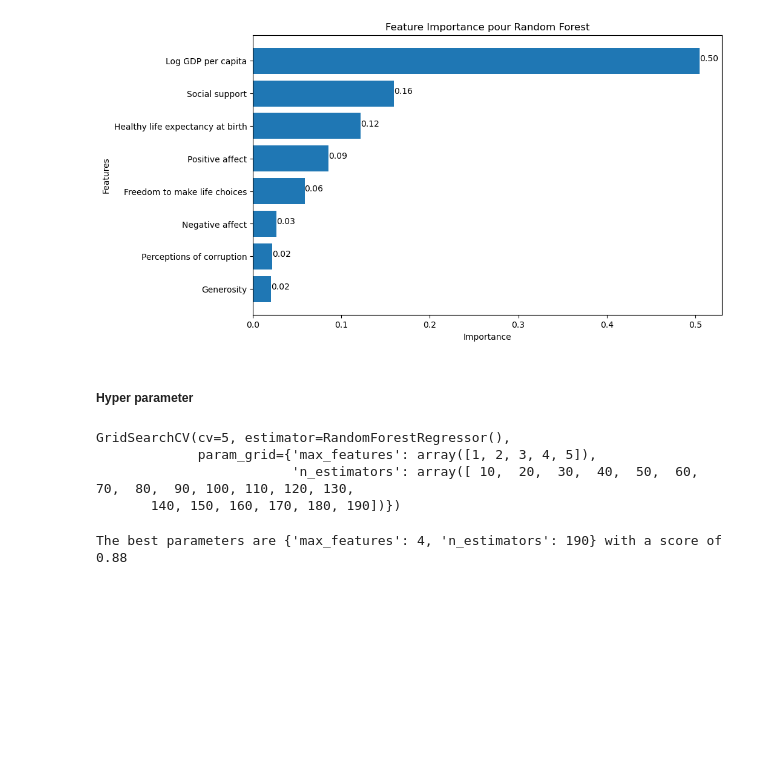
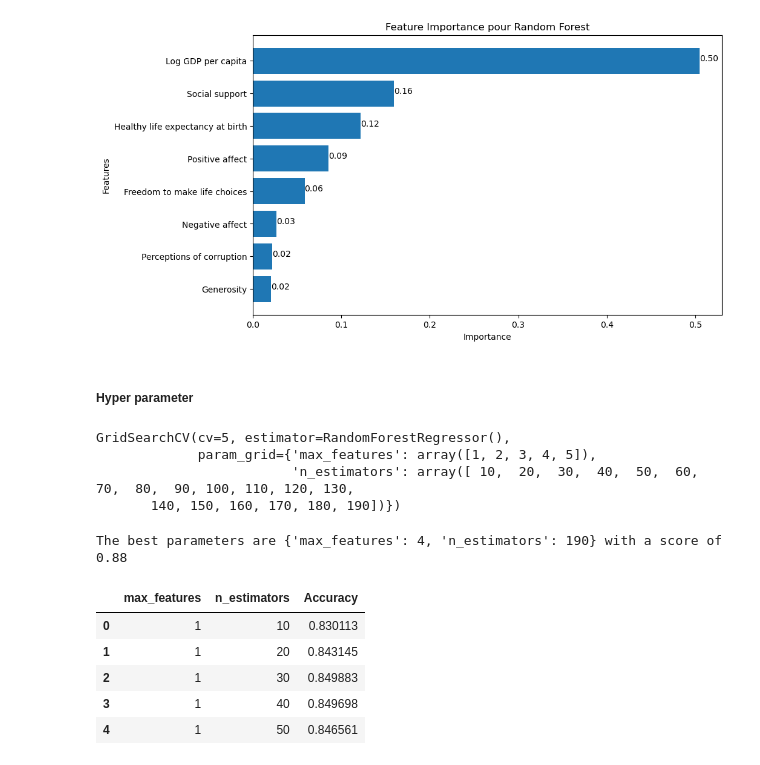
Before and after one commit to FerreJulien/Git-Analyse_du_bien_etre, a Jupyter notebook: Projets/Analyse bien etre_Julien.ipynb, the cells around one changed output. Drawn from its saved outputs; the diff is of its cells as text; code cells hidden in the pictures; blank space fills up the shorter version.

```diff
--- a/Projets/Analyse bien etre_Julien.ipynb
+++ b/Projets/Analyse bien etre_Julien.ipynb
@@ -324,3 +324,13 @@ print("The best parameters are %s with a score of %0.2f"
       % (grid.best_params_, grid.best_score_))
 # %% [output]
 The best parameters are {'max_features': 4, 'n_estimators': 190} with a score of 0.88
+# %%
+grid_results = pd.concat([pd.DataFrame(grid.cv_results_["params"]),pd.DataFrame(grid.cv_results_["mean_test_score"], columns=["Accuracy"])],axis=1)
+grid_results.head()
+# %% [output]
+|  | max_features | n_estimators | Accuracy |
+| 0 | 1 | 10 | 0.830113 |
+| 1 | 1 | 20 | 0.843145 |
+| 2 | 1 | 30 | 0.849883 |
+| 3 | 1 | 40 | 0.849698 |
+| 4 | 1 | 50 | 0.846561 |
```
Also changed, not shown: parts of 4 cells of this notebook.
